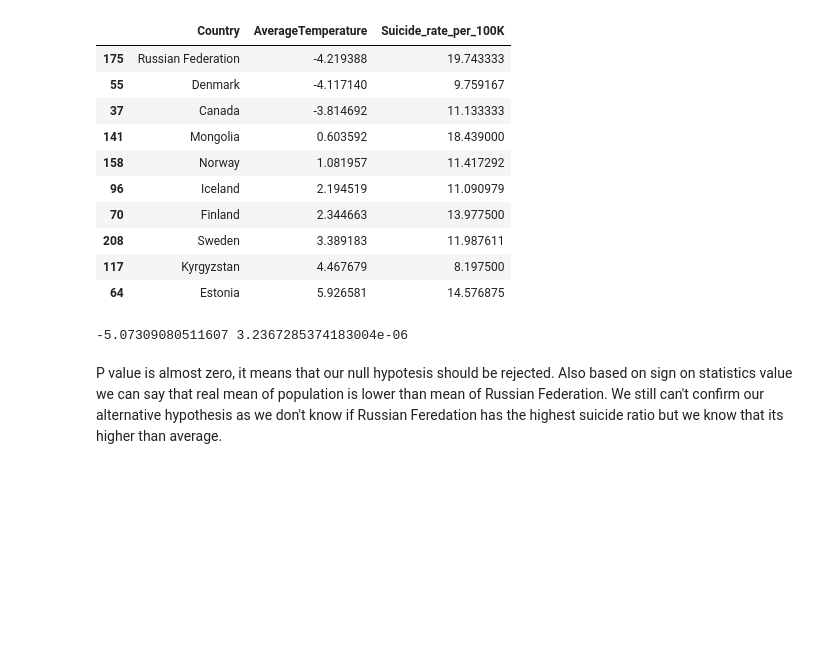
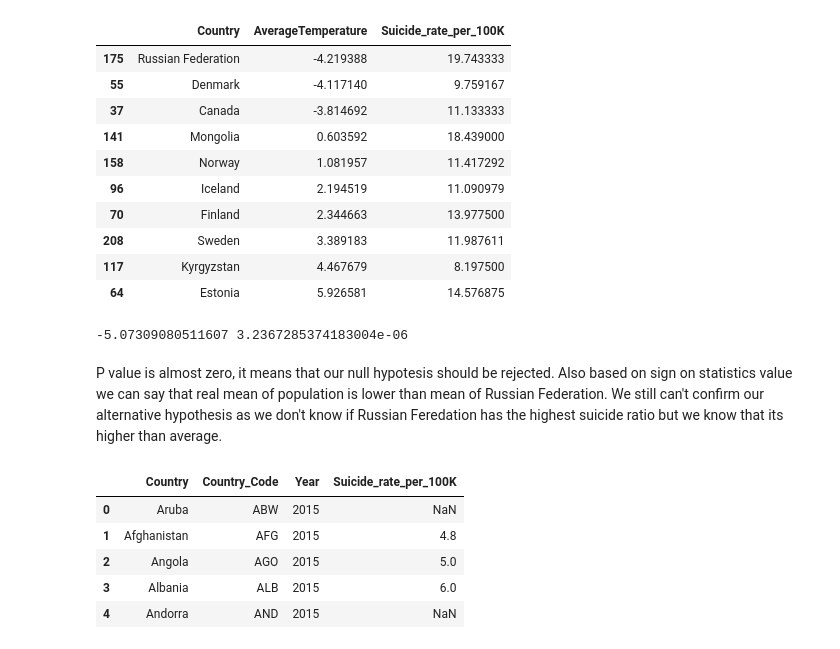
Before and after one commit to SvetlanaGruzdeva/Global-Happiness-Project, a Jupyter notebook: main.ipynb, the cells around one changed output. Drawn from its saved outputs; the diff is of its cells as text; code cells hidden in the pictures; blank space fills up the shorter version.

```diff
--- a/main.ipynb
+++ b/main.ipynb
@@ -1112,3 +1112,15 @@ print(stat, pval)
 -5.07309080511607 3.2367285374183004e-06
 # %% [markdown]
 P value is almost zero, it means that our null hypotesis should be rejected. Also based on sign on statistics value we can say that real mean of population is lower than mean of Russian Federation. We still can't confirm our alternative hypothesis as we don't know if Russian Feredation has the highest suicide ratio but we know that its higher than average.
+# %%
+df_suicide_worldbank = pd.read_csv('.\\data\\suicide.csv')
+df_suicide_worldbank = df_suicide_worldbank[['Country Name', 'Country Code', 'Year', 'Stat']]
+df_suicide_worldbank.columns = ['Country', 'Country_Code', 'Year', 'Suicide_rate_per_100K']
+df_suicide_worldbank.head()
+# %% [output]
+|  | Country | Country_Code | Year | Suicide_rate_per_100K |
+| 0 | Aruba | ABW | 2015 | NaN |
+| 1 | Afghanistan | AFG | 2015 | 4.8 |
+| 2 | Angola | AGO | 2015 | 5.0 |
+| 3 | Albania | ALB | 2015 | 6.0 |
+| 4 | Andorra | AND | 2015 | NaN |
```
Also changed, not shown: parts of 7 cells of this notebook.
